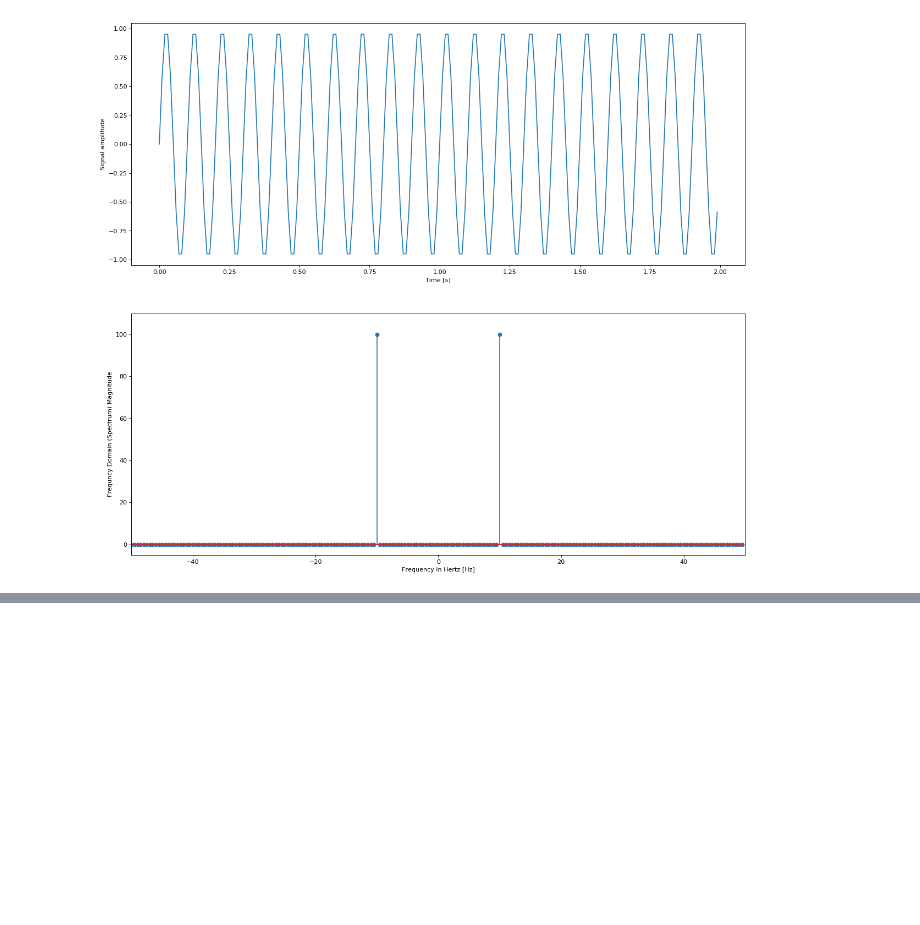
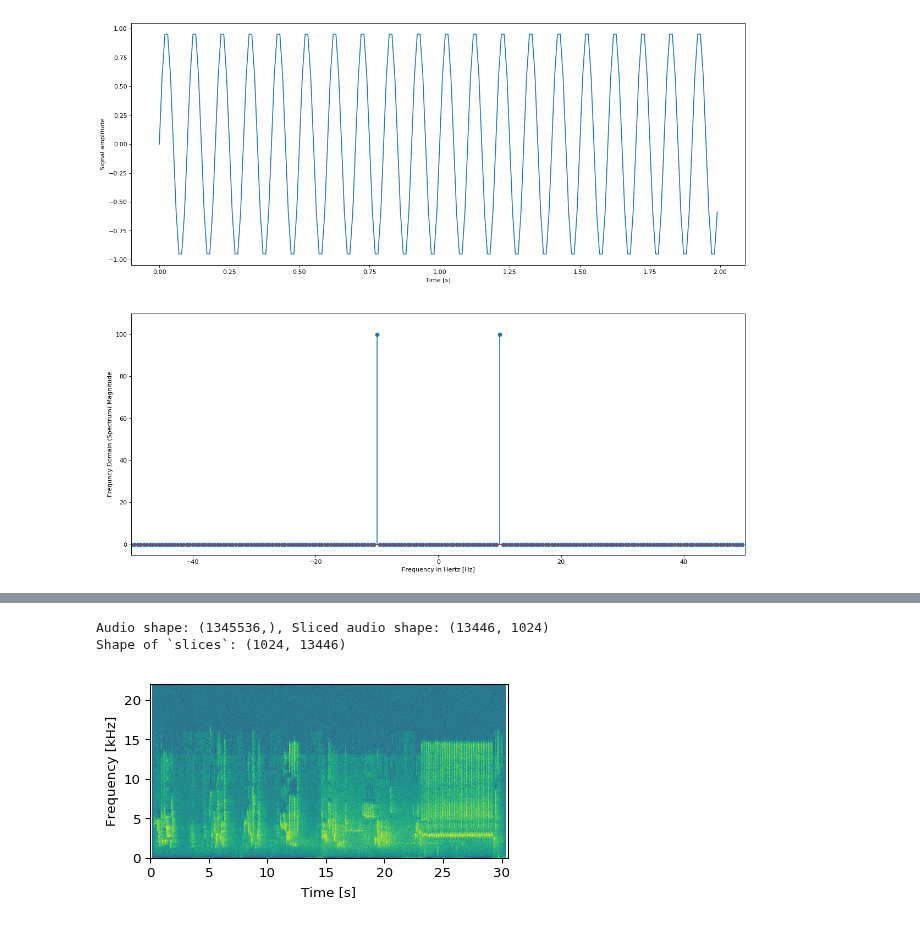
Before and after one commit to GitNiko/linearC, a Jupyter notebook: singal_system.ipynb, the cells around one changed output, grey strips where cells are left out. Saved outputs shown, nothing was run; the diff lists cells and outputs as text; code cells hidden in the pictures; blank space fills up the shorter version.

```diff
--- a/singal_system.ipynb
+++ b/singal_system.ipynb
@@ -970,0 +1067,43 @@ Text(0,0.5,'Amplitude [unknow]')
+# %%
+import numpy as np
+import matplotlib.pyplot as plt
+from scipy.io import wavfile
+from skimage import util
+
+M = 1024
+
+rate, audio = wavfile.read('data/ns.wav')
+
+N = audio.shape[0]
+L = N / rate
+
+slices = util.view_as_windows(audio, window_shape=(M,), step=100)
+print(f'Audio shape: {audio.shape}, Sliced audio shape: {slices.shape}')
+
+win = np.hanning(M + 1)[:-1]
+slices = slices * win
+
+slices = slices.T
+print('Shape of `slices`:', slices.shape)
+
+spectrum = np.fft.fft(slices, axis=0)[:M // 2 + 1: -1]
+spectrum = np.abs(spectrum)
+
+f, ax = plt.subplots(figsize=(4.8, 2.4), dpi= 96)
+
+S = np.abs(spectrum)
+S = 20 * np.log10(S / np.max(S))
+
+ax.imshow(S, origin='lower', cmap='viridis',
+          extent=(0, L, 0, rate / 2 / 1000), )
+ax.axis('tight')
+ax.set_ylabel('Frequency [kHz]')
+ax.set_xlabel('Time [s]');
+
+
+
+# audio = np.mean(audio, axis=1)
+# %% [output]
+Audio shape: (1345536,), Sliced audio shape: (13446, 1024)
+Shape of `slices`: (1024, 13446)
+[figure, added]
```
Also changed, not shown: parts of 3 cells of this notebook.
